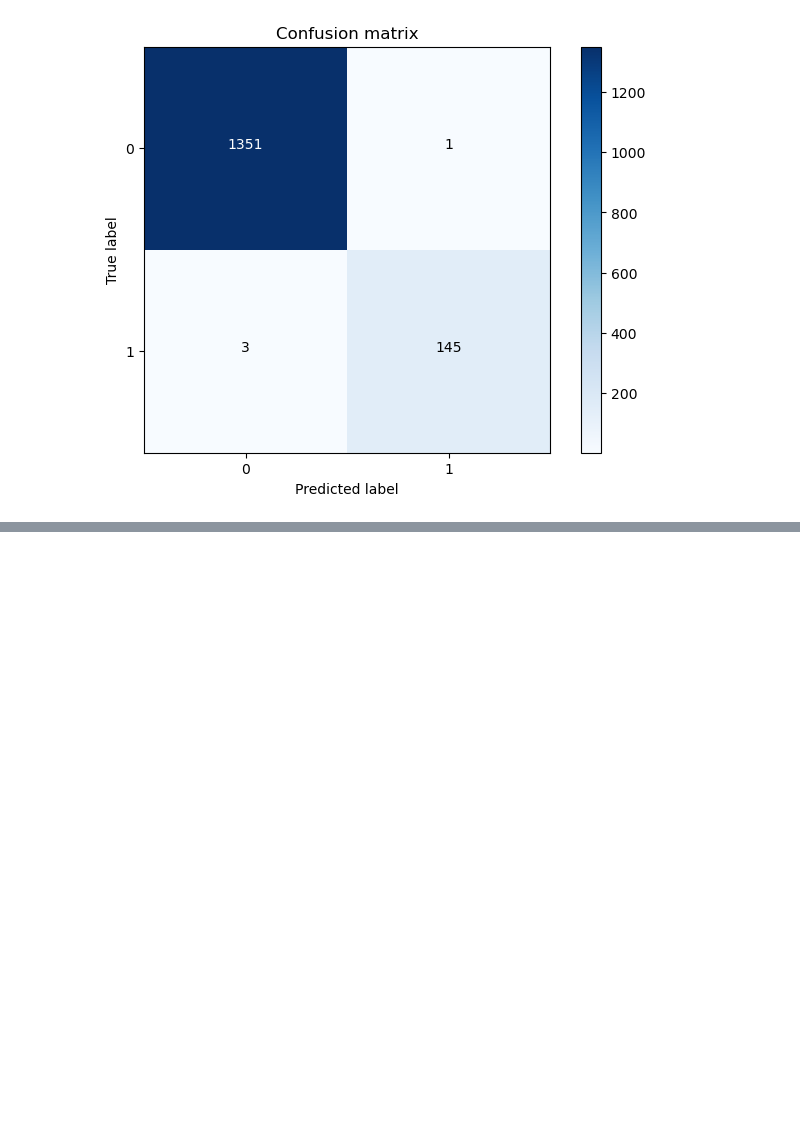
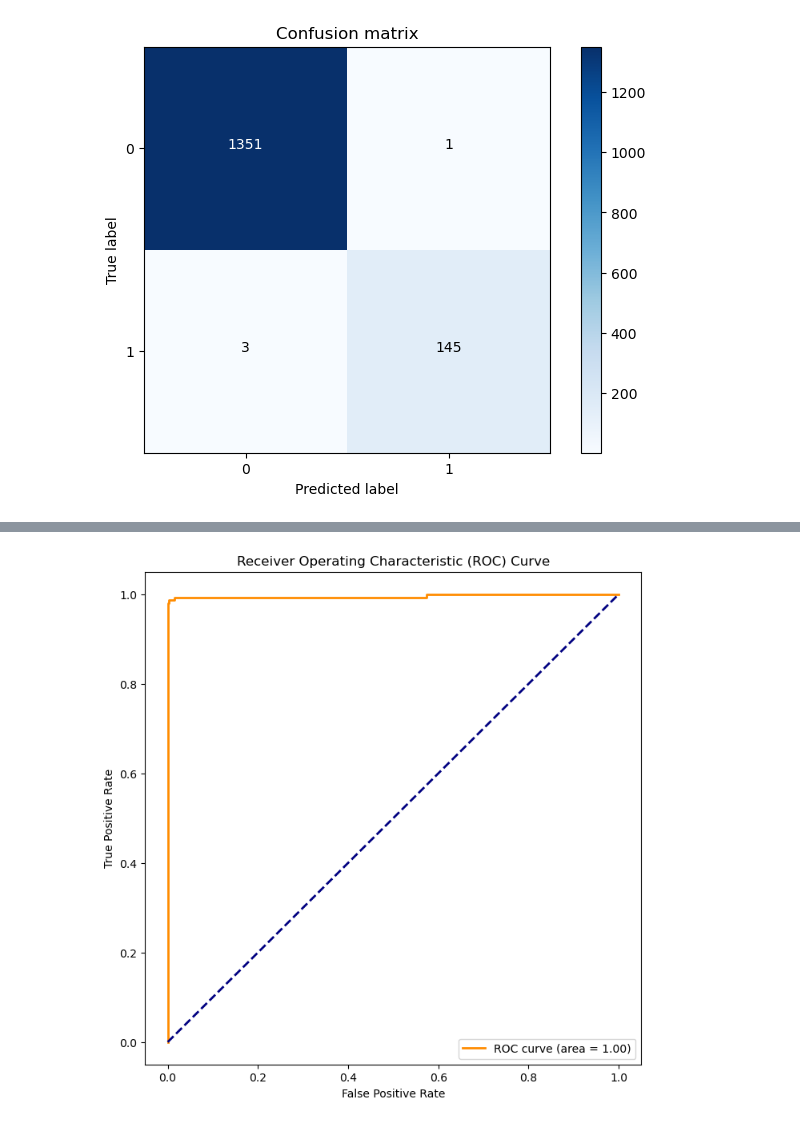
Before and after one commit to Rahafzsh/Fraud-Detection-using-DL, a Jupyter notebook: SubGroup2.ipynb, the cells around one changed output, grey strips where cells are left out. Saved outputs shown, nothing was run; the diff lists cells and outputs as text; code cells hidden in the pictures; blank space fills up the shorter version.

```diff
--- a/SubGroup2.ipynb
+++ b/SubGroup2.ipynb
@@ -382,3 +382,25 @@ weighted avg       1.00      1.00      1.00      1500
 
 Recall:  0.9797297297297297
 [figure]
+# %%
+# Assuming model is already trained and you have X_test and y_test
+y_pred_prob = model.predict(X_test_scaled)
+y_pred = (y_pred_prob > 0.5).astype(int)
+
+
+# Plot ROC curve
+fpr, tpr, _ = roc_curve(data_ytest, y_pred_prob)
+roc_auc = auc(fpr, tpr)
+
+plt.figure(figsize=(8, 8))
+plt.plot(fpr, tpr, color='darkorange', lw=2, label='ROC curve (area = {:.2f})'.format(roc_auc))
+plt.plot([0, 1], [0, 1], color='navy', lw=2, linestyle='--')
+plt.xlabel('False Positive Rate')
+plt.ylabel('True Positive Rate')
+plt.title('Receiver Operating Characteristic (ROC) Curve')
+plt.legend(loc='lower right')
+plt.show()
+
+# Find the minimum length of histories
+min_length = min(len(history['loss']) for history in history_list)
+# %% [output]
@@ -384,0 +408 @@ Recall:  0.9797297297297297
+[figure, added]
```
Also changed, not shown: parts of 2 cells of this notebook.
